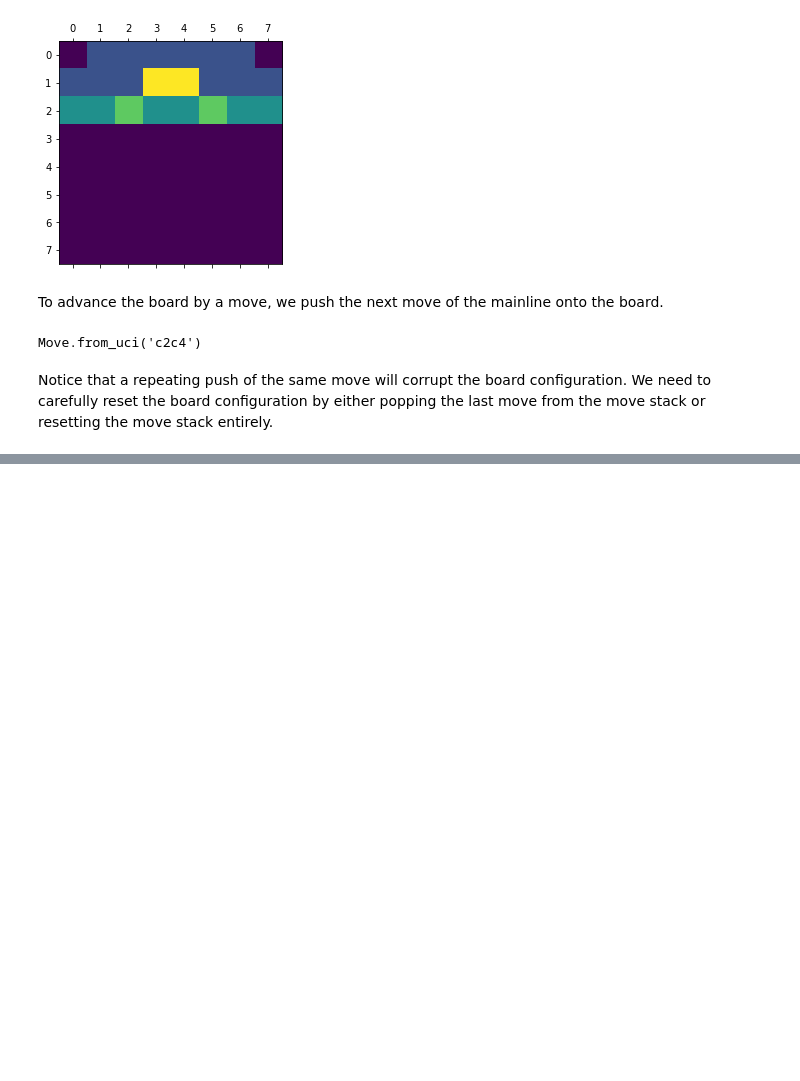
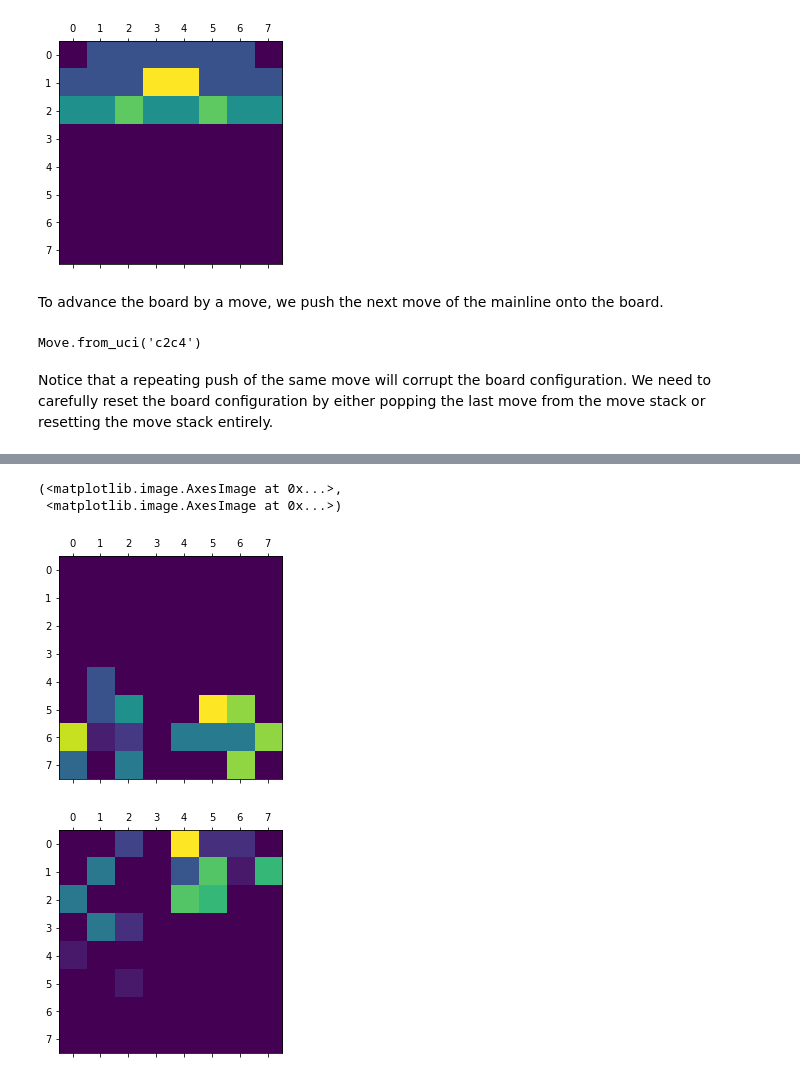
Before and after one commit to mikhas/cheviz, a Jupyter notebook: 01_data.ipynb, the cells around one changed output, grey strips where cells are left out. Cells and saved outputs as stored; diff of their text form; code cells hidden in the pictures; blank space fills up the shorter version.

```diff
--- a/01_data.ipynb
+++ b/01_data.ipynb
@@ -114,0 +184,8 @@ core.show(ts(chess.WHITE, core.attack))
+# %%
+mr = range(30, 40)
+core.show(sum(ms(mr, chess.WHITE, core.defence))), core.show(sum(ms(mr, chess.BLACK, core.defence)))
+# %% [output]
+(<matplotlib.image.AxesImage at 0x...>,
+ <matplotlib.image.AxesImage at 0x...>)
+[figure, added]
+[figure, added]
```
Also changed, not shown: parts of 9 cells of this notebook, 5 other files.
